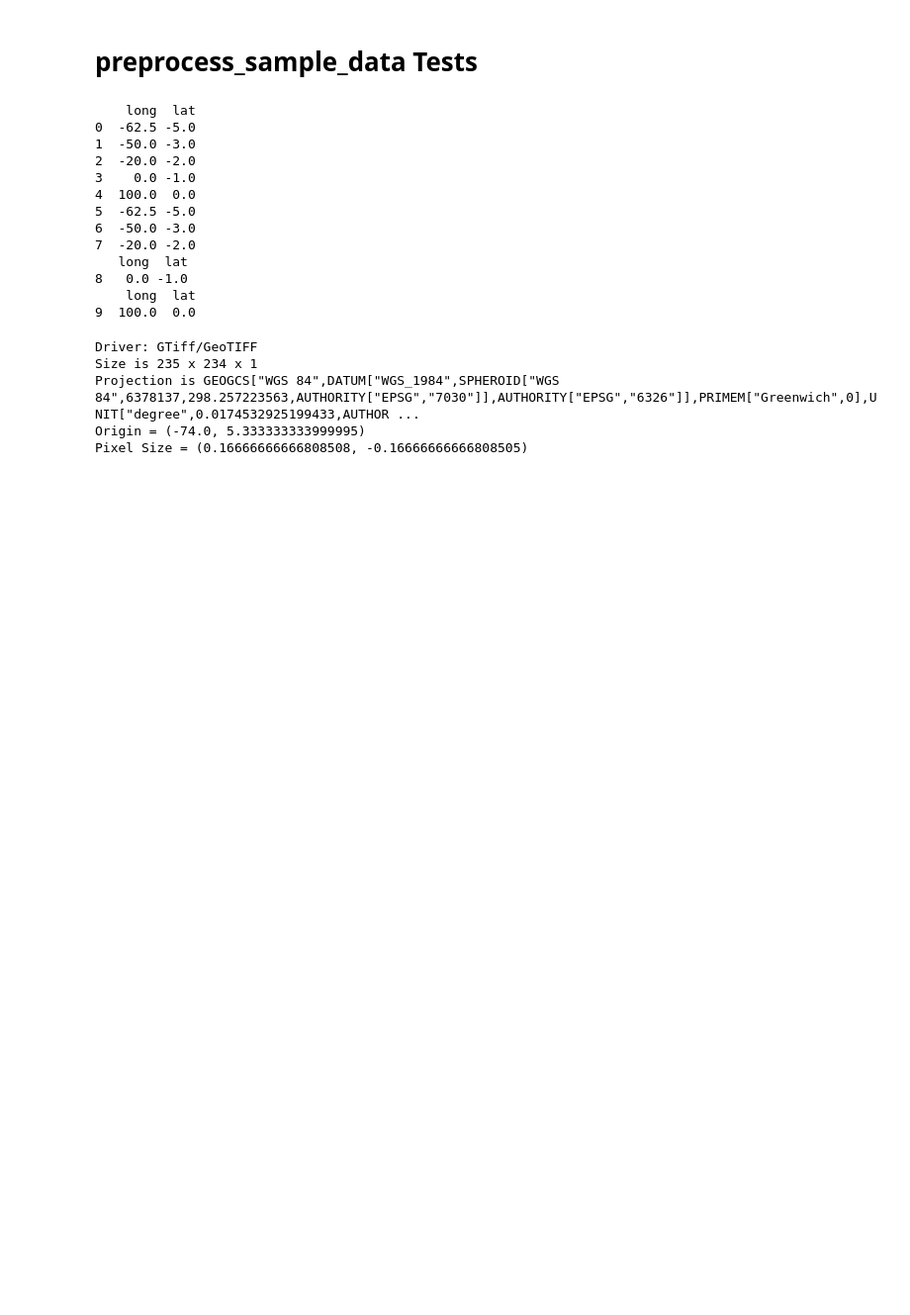
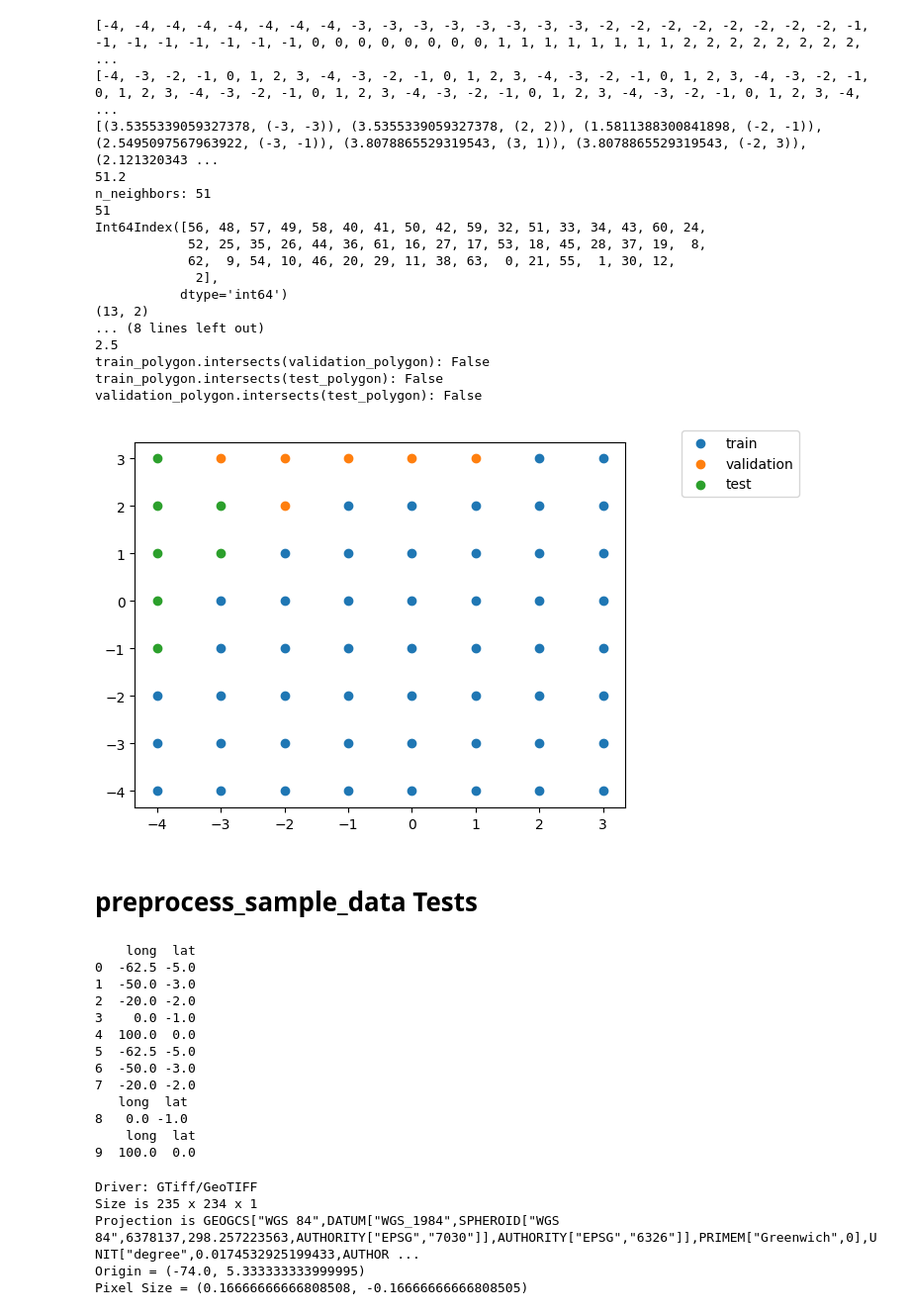
Before and after one commit to tnc-br/ddf_common, a Jupyter notebook: dataset_test.ipynb, the cells around one changed output. Shown: that part at 99% size. Cells and saved outputs as stored; diff of their text form; code cells hidden in the pictures; blank space fills up the shorter version.

Commit message:
Update to include furthest points strategy

```diff
--- a/dataset_test.ipynb
+++ b/dataset_test.ipynb
@@ -58,3 +72,57 @@ importlib.reload(dataset)
+# %%
+import matplotlib.pyplot as plt
+
+def test_partition_data_furthest_points():
+  longs = []
+  lats = []
+  for long in range(-4, 4, 1):
+    for lat in range(-4, 4, 1):
+      longs.append(long)
+      lats.append(lat)
+  print(longs)
+  print(lats)
+  test_data = pd.DataFrame({
+    "long": longs,
+    "lat": lats,
+  })
+  partitioned_dataset = dataset.partition(test_data, dataset.PartitionStrategy.FURTHEST_POINTS)
+  plt.scatter(
+      partitioned_dataset.train['long'],
+      partitioned_dataset.train['lat'],
+      label='train'
+  )
+  plt.scatter(
+      partitioned_dataset.validation['long'],
+      partitioned_dataset.validation['lat'],
+      label='validation'
+  )
+  plt.scatter(
+      partitioned_dataset.test['long'],
+      partitioned_dataset.test['lat'],
+      label='test'
+  )
+  plt.legend(bbox_to_anchor=(1.1, 1.05))
+
+test_partition_data_furthest_points()
+# %% [output]
+[-4, -4, -4, -4, -4, -4, -4, -4, -3, -3, -3, -3, -3, -3, -3, -3, -2, -2, -2, -2, -2, -2, -2, -2, -1, -1, -1, -1, -1, -1, -1, -1, 0, 0, 0, 0, 0, 0, 0, 0, 1, 1, 1, 1, 1, 1, 1, 1, 2, 2, 2, 2, 2, 2, 2, 2, ...
+[-4, -3, -2, -1, 0, 1, 2, 3, -4, -3, -2, -1, 0, 1, 2, 3, -4, -3, -2, -1, 0, 1, 2, 3, -4, -3, -2, -1, 0, 1, 2, 3, -4, -3, -2, -1, 0, 1, 2, 3, -4, -3, -2, -1, 0, 1, 2, 3, -4, -3, -2, -1, 0, 1, 2, 3, -4, ...
+[(3.5355339059327378, (-3, -3)), (3.5355339059327378, (2, 2)), (1.5811388300841898, (-2, -1)), (2.5495097567963922, (-3, -1)), (3.8078865529319543, (3, 1)), (3.8078865529319543, (-2, 3)), (2.121320343 ...
+51.2
+n_neighbors: 51
+51
+Int64Index([56, 48, 57, 49, 58, 40, 41, 50, 42, 59, 32, 51, 33, 34, 43, 60, 24,
+            52, 25, 35, 26, 44, 36, 61, 16, 27, 17, 53, 18, 45, 28, 37, 19,  8,
+            62,  9, 54, 10, 46, 20, 29, 11, 38, 63,  0, 21, 55,  1, 30, 12,
+             2],
+           dtype='int64')
+(13, 2)
+... (8 lines left out)
+2.5
+train_polygon.intersects(validation_polygon): False
+train_polygon.intersects(test_polygon): False
+validation_polygon.intersects(test_polygon): False
+[figure, added]
 # %% [markdown]
 # preprocess_sample_data Tests
 # %%
```
Also changed, not shown: parts of 4 cells of this notebook.
